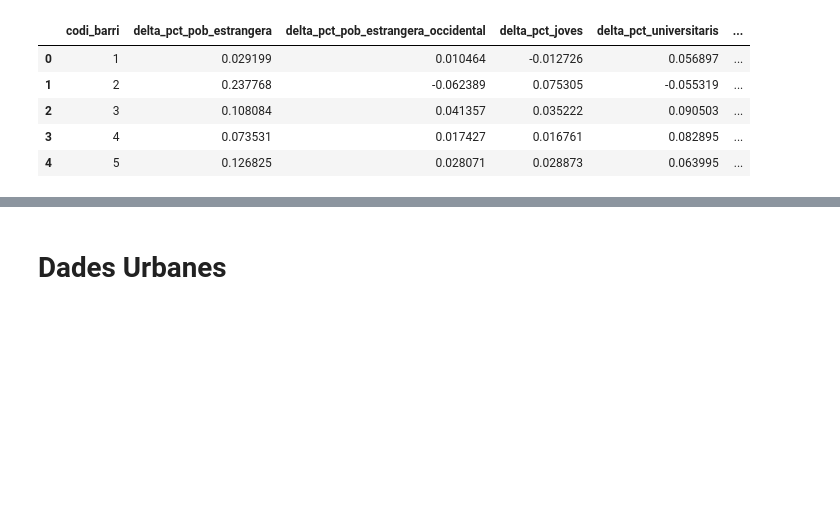
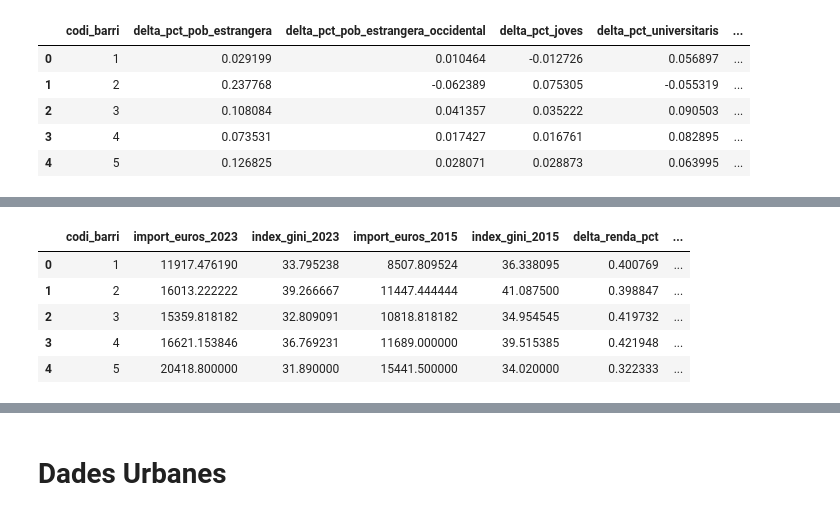
Before and after one commit to joseprau/tfm_gentrificacio_bcn, a Jupyter notebook: notebooks/feature_engineering.ipynb, the cells around one changed output, grey strips where cells are left out. Drawn from its saved outputs; the diff is of its cells as text; code cells hidden in the pictures; blank space fills up the shorter version.

```diff
--- a/notebooks/feature_engineering.ipynb
+++ b/notebooks/feature_engineering.ipynb
@@ -199,0 +223,3 @@ poblacio_final.head()
+# %%
+econs_15 = pd.read_csv("../data/processed/df_economiques_15.csv")
+econs_15.info()
@@ -199,0 +237,3 @@ poblacio_final.head()
+# %%
+econs_23 = pd.read_csv("../data/processed/df_economiques_23.csv")
+econs_23.info()
@@ -199,0 +251,7 @@ poblacio_final.head()
+# %%
+# Combinem
+econs = dim_barris[["codi_barri"]].copy()
+econs_merged = econs.merge(econs_23, on="codi_barri", how="left")\
+    .merge(econs_15, on = "codi_barri", suffixes=["_2023", "_2015"])
+
+econs_merged.head()
@@ -199,0 +265,14 @@ poblacio_final.head()
+# %%
+# Calculem deltes
+econs_final = econs_merged.copy()
+econs_final["delta_renda_pct"] = (econs_final["import_euros_2023"] - econs_final["import_euros_2015"]) / econs_final["import_euros_2015"]
+econs_final["delta_gini_pct"] = (econs_final["index_gini_2023"] - econs_final["index_gini_2015"]) / econs_final["index_gini_2015"]
+
+econs_final.head()
+# %% [output]
+|  | codi_barri | import_euros_2023 | index_gini_2023 | import_euros_2015 | index_gini_2015 | delta_renda_pct | ... |
+| 0 | 1 | 11917.476190 | 33.795238 | 8507.809524 | 36.338095 | 0.400769 | ... |
+| 1 | 2 | 16013.222222 | 39.266667 | 11447.444444 | 41.087500 | 0.398847 | ... |
+| 2 | 3 | 15359.818182 | 32.809091 | 10818.818182 | 34.954545 | 0.419732 | ... |
+| 3 | 4 | 16621.153846 | 36.769231 | 11689.000000 | 39.515385 | 0.421948 | ... |
+| 4 | 5 | 20418.800000 | 31.890000 | 15441.500000 | 34.020000 | 0.322333 | ... |
```
Also changed, not shown: parts of 7 cells of this notebook, 1 other file.
